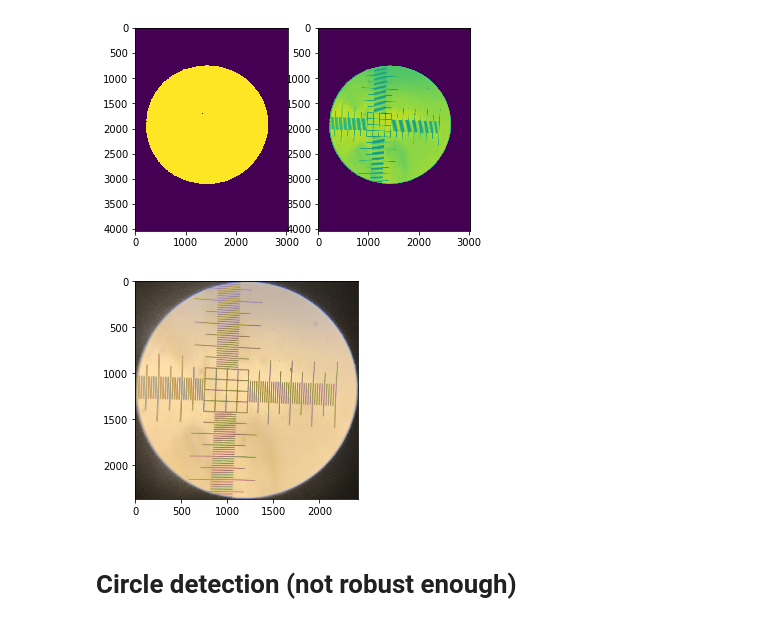
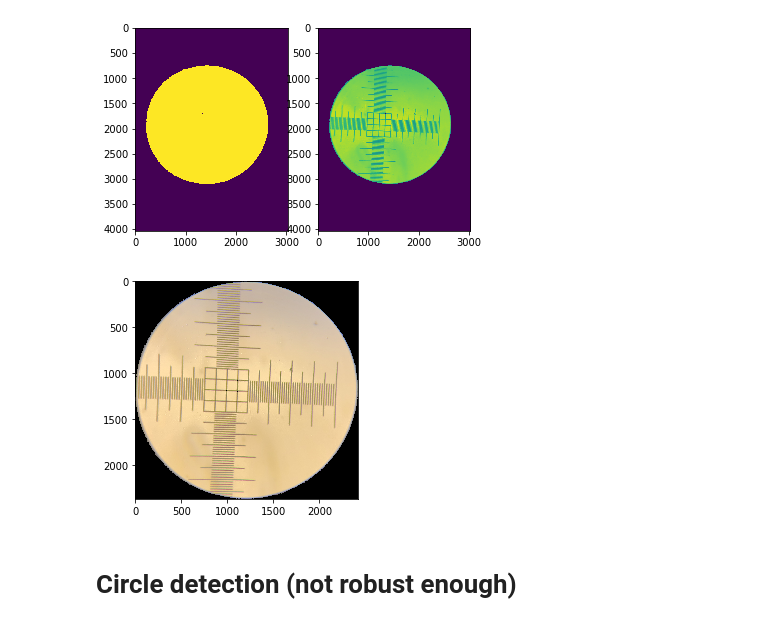
Before and after one commit to danielbarco/malatec, a Jupyter notebook: Notebooks/Circle detection.ipynb, the cells around one changed output. Saved outputs shown, nothing was run; the diff lists cells and outputs as text; code cells hidden in the pictures.

Commit message:
refined image cropping

```diff
--- a/Notebooks/Circle detection.ipynb
+++ b/Notebooks/Circle detection.ipynb
@@ -35,16 +33,19 @@ ax[1].imshow(img_gray*fg)
 # %%
 # Find the bounding box of those pixels
 coords = np.array(np.nonzero(fg))
 top_left = np.min(coords, axis=1)
 bottom_right = np.max(coords, axis=1)
 
-out = img[top_left[0]:bottom_right[0],
+#set all under threshhold values to zero
+img_circle = img*gray2rgb(fg)
+
+img_cropped = img_circle[top_left[0]:bottom_right[0],
             top_left[1]:bottom_right[1]]
 
-plt.imshow(out)
+plt.imshow(img_cropped)
 plt.show()
 # %% [output]
-[figure, old version]
+[figure, new version]
 # %% [markdown]
 # Circle detection (not robust enough)
 # %%
```
Also changed, not shown: parts of 3 cells of this notebook.
